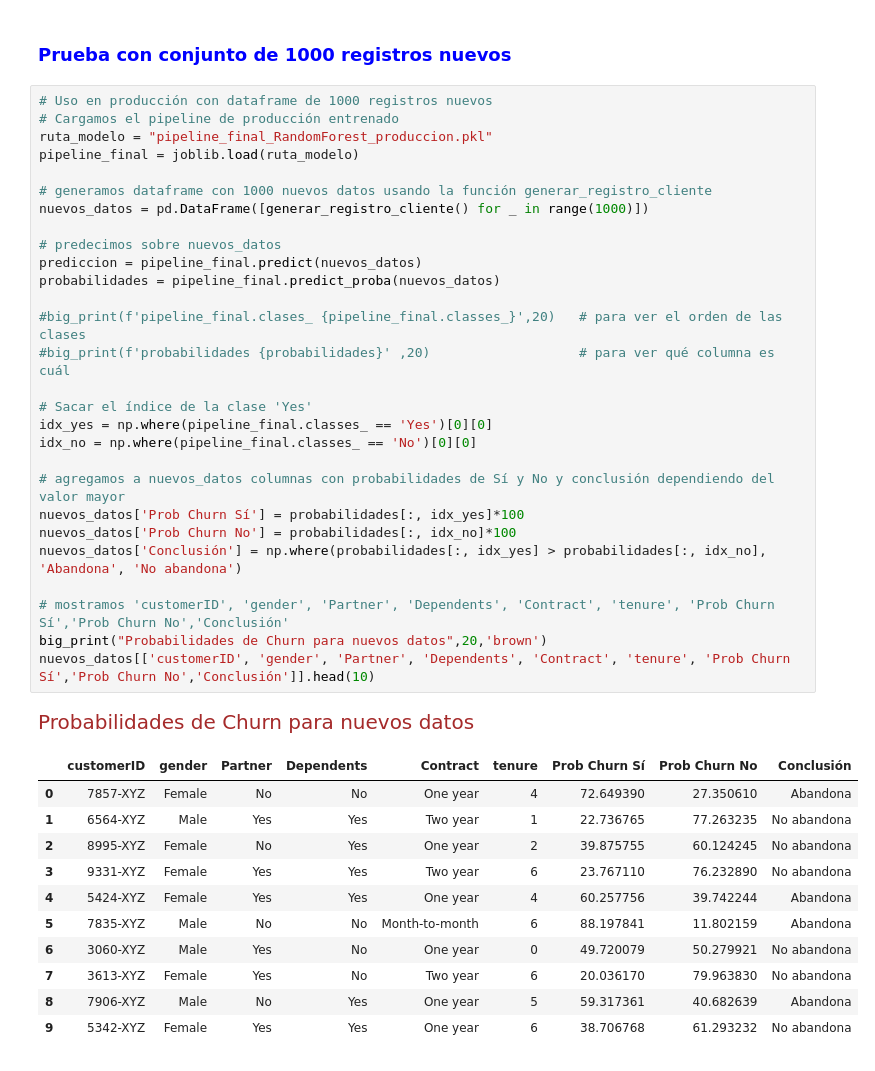
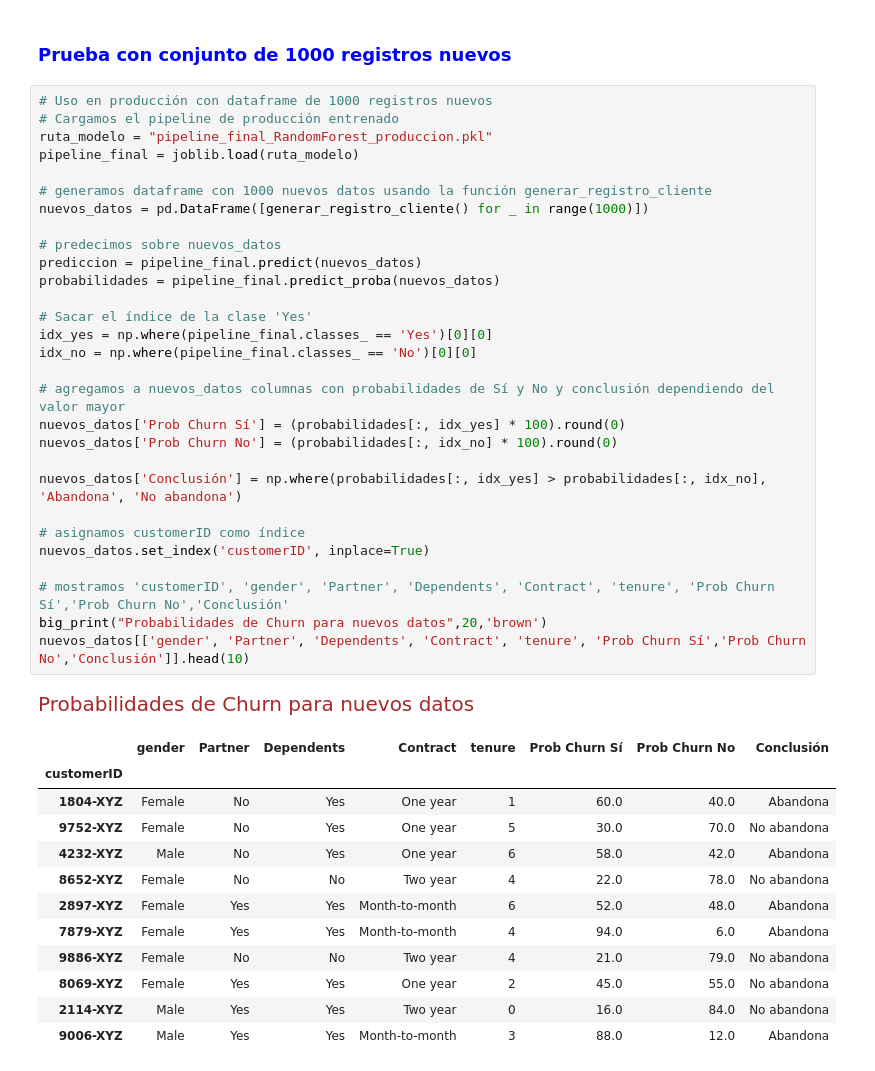
Before and after one commit to MiguelToroRomo/Challenge-Telecom-X-part-2, a Jupyter notebook: notebooks/Challenge_Telecom_X_Parte_2_MT_final_ipynb.ipynb, the cells around one changed output. Cells and saved outputs as stored; diff of their text form.

```diff
--- a/notebooks/Challenge_Telecom_X_Parte_2_MT_final_ipynb.ipynb
+++ b/notebooks/Challenge_Telecom_X_Parte_2_MT_final_ipynb.ipynb
@@ -2603,41 +2603,43 @@ Probabilidad de Churn No: 32%
 # %%
 # Uso en producción con dataframe de 1000 registros nuevos
 # Cargamos el pipeline de producción entrenado
 ruta_modelo = "pipeline_final_RandomForest_produccion.pkl"
 pipeline_final = joblib.load(ruta_modelo)
 
 # generamos dataframe con 1000 nuevos datos usando la función generar_registro_cliente
 nuevos_datos = pd.DataFrame([generar_registro_cliente() for _ in range(1000)])
 
 # predecimos sobre nuevos_datos
 prediccion = pipeline_final.predict(nuevos_datos)
 probabilidades = pipeline_final.predict_proba(nuevos_datos)
 
-#big_print(f'pipeline_final.clases_ {pipeline_final.classes_}',20)   # para ver el orden de las clases
-#big_print(f'probabilidades {probabilidades}' ,20)                   # para ver qué columna es cuál
-
 # Sacar el índice de la clase 'Yes'
 idx_yes = np.where(pipeline_final.classes_ == 'Yes')[0][0]
 idx_no = np.where(pipeline_final.classes_ == 'No')[0][0]
 
 # agregamos a nuevos_datos columnas con probabilidades de Sí y No y conclusión dependiendo del valor mayor
-nuevos_datos['Prob Churn Sí'] = probabilidades[:, idx_yes]*100
-nuevos_datos['Prob Churn No'] = probabilidades[:, idx_no]*100
+nuevos_datos['Prob Churn Sí'] = (probabilidades[:, idx_yes] * 100).round(0)
+nuevos_datos['Prob Churn No'] = (probabilidades[:, idx_no] * 100).round(0)
+
 nuevos_datos['Conclusión'] = np.where(probabilidades[:, idx_yes] > probabilidades[:, idx_no], 'Abandona', 'No abandona')
+
+# asignamos customerID como índice
+nuevos_datos.set_index('customerID', inplace=True)
 
 # mostramos 'customerID', 'gender', 'Partner', 'Dependents', 'Contract', 'tenure', 'Prob Churn Sí','Prob Churn No','Conclusión'
 big_print("Probabilidades de Churn para nuevos datos",20,'brown')
-nuevos_datos[['customerID', 'gender', 'Partner', 'Dependents', 'Contract', 'tenure', 'Prob Churn Sí','Prob Churn No','Conclusión']].head(10)
+nuevos_datos[['gender', 'Partner', 'Dependents', 'Contract', 'tenure', 'Prob Churn Sí','Prob Churn No','Conclusión']].head(10)
 # %% [output]
 Probabilidades de Churn para nuevos datos
-|  | customerID | gender | Partner | Dependents | Contract | tenure | Prob Churn Sí | Prob Churn No | Conclusión |
-| 0 | 7857-XYZ | Female | No | No | One year | 4 | 72.649390 | 27.350610 | Abandona |
-| 1 | 6564-XYZ | Male | Yes | Yes | Two year | 1 | 22.736765 | 77.263235 | No abandona |
-| 2 | 8995-XYZ | Female | No | Yes | One year | 2 | 39.875755 | 60.124245 | No abandona |
-| 3 | 9331-XYZ | Female | Yes | Yes | Two year | 6 | 23.767110 | 76.232890 | No abandona |
-| 4 | 5424-XYZ | Female | Yes | Yes | One year | 4 | 60.257756 | 39.742244 | Abandona |
-| 5 | 7835-XYZ | Male | No | No | Month-to-month | 6 | 88.197841 | 11.802159 | Abandona |
-| 6 | 3060-XYZ | Male | Yes | No | One year | 0 | 49.720079 | 50.279921 | No abandona |
-| 7 | 3613-XYZ | Female | Yes | No | Two year | 6 | 20.036170 | 79.963830 | No abandona |
-| 8 | 7906-XYZ | Male | No | Yes | One year | 5 | 59.317361 | 40.682639 | Abandona |
-| 9 | 5342-XYZ | Female | Yes | Yes | One year | 6 | 38.706768 | 61.293232 | No abandona |
+|  | gender | Partner | Dependents | Contract | tenure | Prob Churn Sí | Prob Churn No | Conclusión |
+| customerID |  |  |  |  |  |  |  |  |
+| 1804-XYZ | Female | No | Yes | One year | 1 | 60.0 | 40.0 | Abandona |
+| 9752-XYZ | Female | No | Yes | One year | 5 | 30.0 | 70.0 | No abandona |
+| 4232-XYZ | Male | No | Yes | One year | 6 | 58.0 | 42.0 | Abandona |
+| 8652-XYZ | Female | No | No | Two year | 4 | 22.0 | 78.0 | No abandona |
+| 2897-XYZ | Female | Yes | Yes | Month-to-month | 6 | 52.0 | 48.0 | Abandona |
+| 7879-XYZ | Female | Yes | Yes | Month-to-month | 4 | 94.0 | 6.0 | Abandona |
+| 9886-XYZ | Female | No | No | Two year | 4 | 21.0 | 79.0 | No abandona |
+| 8069-XYZ | Female | Yes | Yes | One year | 2 | 45.0 | 55.0 | No abandona |
+| 2114-XYZ | Male | Yes | Yes | Two year | 0 | 16.0 | 84.0 | No abandona |
+| 9006-XYZ | Male | Yes | Yes | Month-to-month | 3 | 88.0 | 12.0 | Abandona |
```
Also changed, not shown: parts of 2 cells of this notebook.
